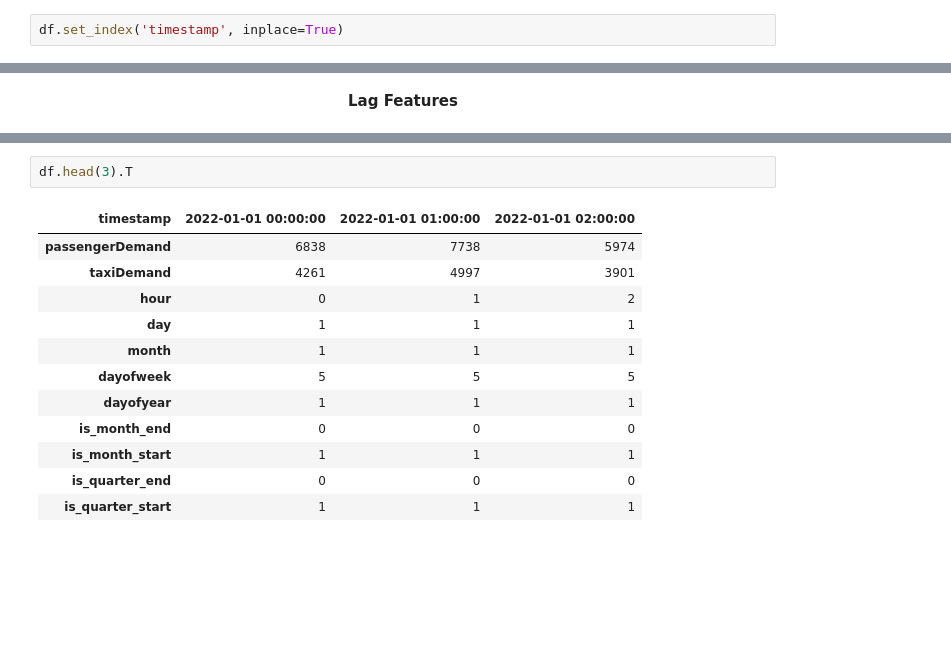
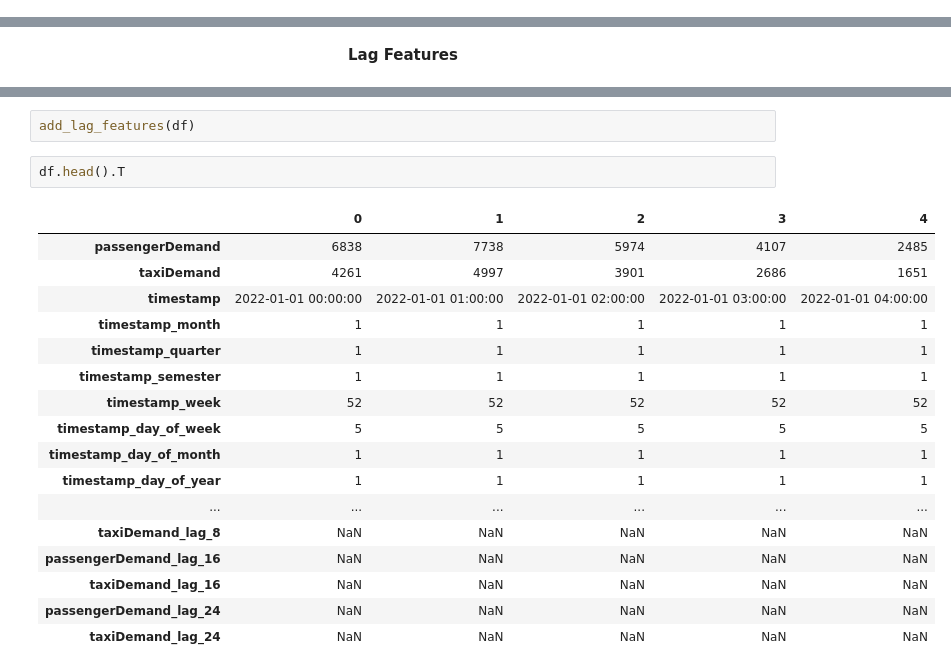
Before and after one commit to skhapijulhossen/uber-taxi-demand, a Jupyter notebook: notebooks/b_PreProcess/e_featureEgnieering.ipynb, the cells around one changed output, grey strips where cells are left out. Saved outputs shown, nothing was run; the diff lists cells and outputs as text; blank space fills up the shorter version.

```diff
--- a/notebooks/b_PreProcess/e_featureEgnieering.ipynb
+++ b/notebooks/b_PreProcess/e_featureEgnieering.ipynb
@@ -22,7 +36,5 @@ data
 # %%
 df = data.copy()
-# %%
-df.set_index('timestamp', inplace=True)
 # %%
 df
 # %% [output]
@@ -84,15 +145,22 @@ df.head().T
+# %%
+add_lag_features(df)
 # %%
-df.head(3).T
+df.head().T
 # %% [output]
-| timestamp | 2022-01-01 00:00:00 | 2022-01-01 01:00:00 | 2022-01-01 02:00:00 |
-| passengerDemand | 6838 | 7738 | 5974 |
-| taxiDemand | 4261 | 4997 | 3901 |
-| hour | 0 | 1 | 2 |
-| day | 1 | 1 | 1 |
-| month | 1 | 1 | 1 |
-| dayofweek | 5 | 5 | 5 |
-| dayofyear | 1 | 1 | 1 |
-| is_month_end | 0 | 0 | 0 |
-| is_month_start | 1 | 1 | 1 |
-| is_quarter_end | 0 | 0 | 0 |
-| is_quarter_start | 1 | 1 | 1 |
+|  | 0 | 1 | 2 | 3 | 4 |
+| passengerDemand | 6838 | 7738 | 5974 | 4107 | 2485 |
+| taxiDemand | 4261 | 4997 | 3901 | 2686 | 1651 |
+| timestamp | 2022-01-01 00:00:00 | 2022-01-01 01:00:00 | 2022-01-01 02:00:00 | 2022-01-01 03:00:00 | 2022-01-01 04:00:00 |
+| timestamp_month | 1 | 1 | 1 | 1 | 1 |
+| timestamp_quarter | 1 | 1 | 1 | 1 | 1 |
+| timestamp_semester | 1 | 1 | 1 | 1 | 1 |
+| timestamp_week | 52 | 52 | 52 | 52 | 52 |
+| timestamp_day_of_week | 5 | 5 | 5 | 5 | 5 |
+| timestamp_day_of_month | 1 | 1 | 1 | 1 | 1 |
+| timestamp_day_of_year | 1 | 1 | 1 | 1 | 1 |
+| ... | ... | ... | ... | ... | ... |
+| taxiDemand_lag_8 | NaN | NaN | NaN | NaN | NaN |
+| passengerDemand_lag_16 | NaN | NaN | NaN | NaN | NaN |
+| taxiDemand_lag_16 | NaN | NaN | NaN | NaN | NaN |
+| passengerDemand_lag_24 | NaN | NaN | NaN | NaN | NaN |
+| taxiDemand_lag_24 | NaN | NaN | NaN | NaN | NaN |
```
Also changed, not shown: parts of 25 cells of this notebook.
